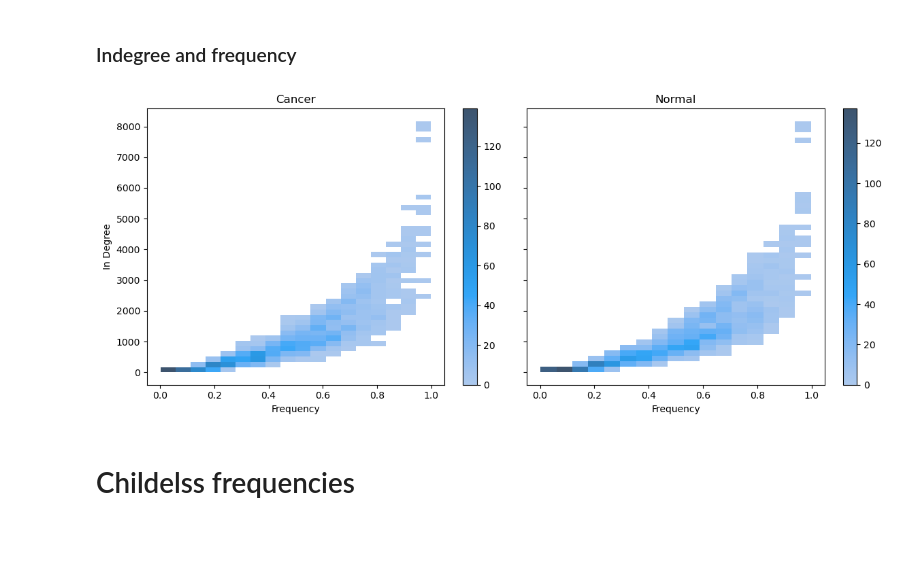
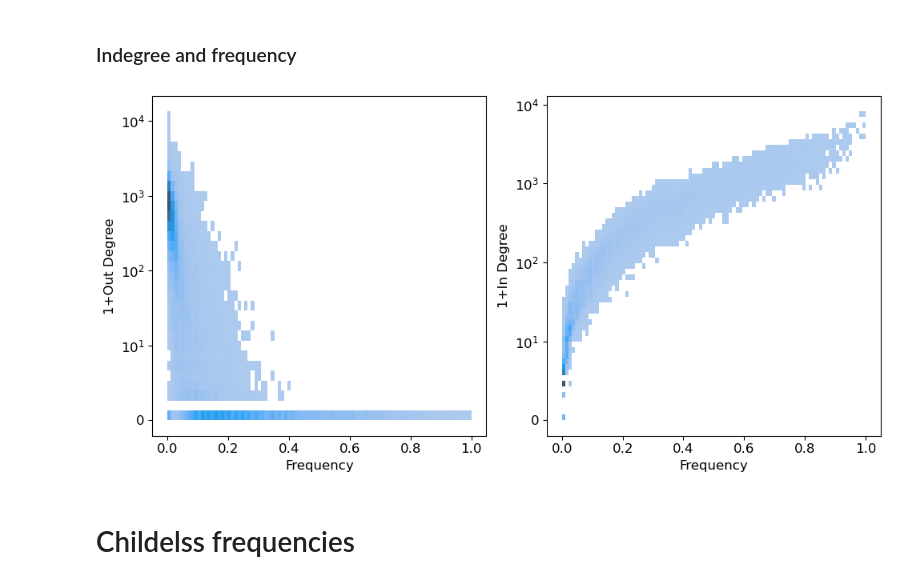
Before and after one commit to RobertoHePe/Causal_GE, a Jupyter notebook: Causal_GE_interpretation.ipynb, the cells around one changed output. Drawn from its saved outputs; the diff is of its cells as text; code cells hidden in the pictures; blank space fills up the shorter version.

```diff
--- a/Causal_GE_interpretation.ipynb
+++ b/Causal_GE_interpretation.ipynb
@@ -273,19 +273,27 @@ np.savetxt('result_files/outdegree_commons.txt', np.intersect1d(outdgr_canc, out
 # %%
 min_idgr_cancer = np.array([Graph.in_degree[i] for i in min_cancer_idx])
 min_idgr_normal = np.array([Graph.in_degree[i] for i in min_normal_idx])
 
-fig, ax = plt.subplots(1, 2, figsize=(12, 5), sharey=True)
-sns.histplot(y=min_idgr_cancer, x=frequencies[min_cancer_idx], cbar=True, ax=ax[0])
-sns.histplot(y=min_idgr_normal, x=frequencies[min_normal_idx], cbar=True, ax=ax[1])
-ax[0].set_ylabel('In Degree')
-ax[0].set_title('Cancer')
-ax[0].set_xlabel('Frequency')
-ax[1].set_title('Normal')
-ax[1].set_xlabel('Frequency')
+fig, ax = plt.subplots(1, 2, figsize=(10, 5), sharey=False)
+sns.histplot(y=np.log10(1+np.array(in_degree)), x=freqs_c, cbar=False, ax=ax[1])
+sns.histplot(y=np.log10(1+np.array(out_degree)), x=freqs_c, cbar=False, ax=ax[0])
+
+ax[1].set_ylabel('1+In Degree', fontsize=12)
+ax[0].set_ylabel('1+Out Degree', fontsize=12)
+#ax[0].set_title('Cancer')
+ax[1].set_xlabel('Frequency', fontsize=12)
+#ax[0].set_yscale('log')
+#ax[1].set_title('Normal')
+ax[0].set_xlabel('Frequency', fontsize=12)
+ax[1].set_yticks([0, 1, 2, 3, 4], ['0', r'$10^1$', r'$10^2$', r'$10^3$', r'$10^4$'])
+ax[0].set_yticks([0, 1, 2, 3, 4], ['0', r'$10^1$', r'$10^2$', r'$10^3$', r'$10^4$'])
+ax[1].tick_params(labelsize=12)
+ax[0].tick_params(labelsize=12)
+
 fig.tight_layout()
-#plt.savefig('Charts/Indgr_freq.pdf')
+#plt.savefig('Charts/Fig1 (no Cbar).pdf')
 # %% [output]
-[figure, old version]
+[figure, new version]
 # %% [markdown]
 # Childelss frequencies
 # %%
```
Also changed, not shown: parts of 1 cell of this notebook, 3 other files.
